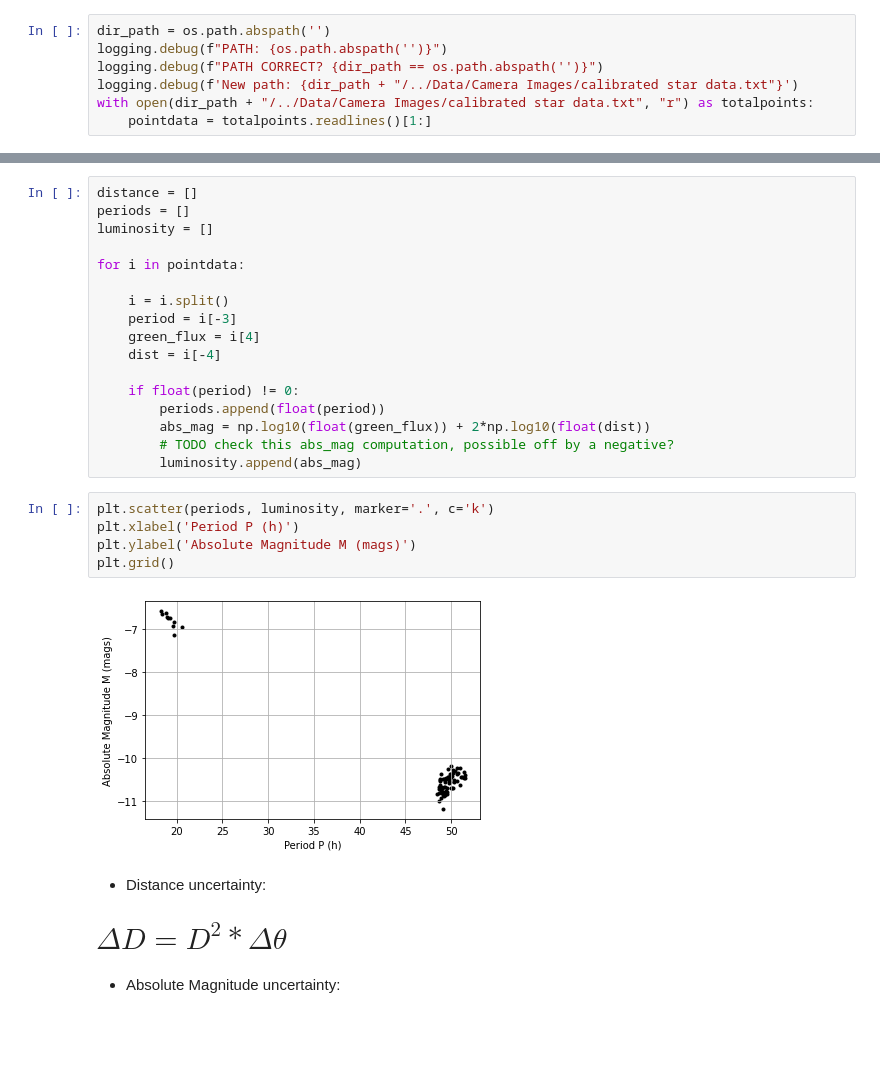
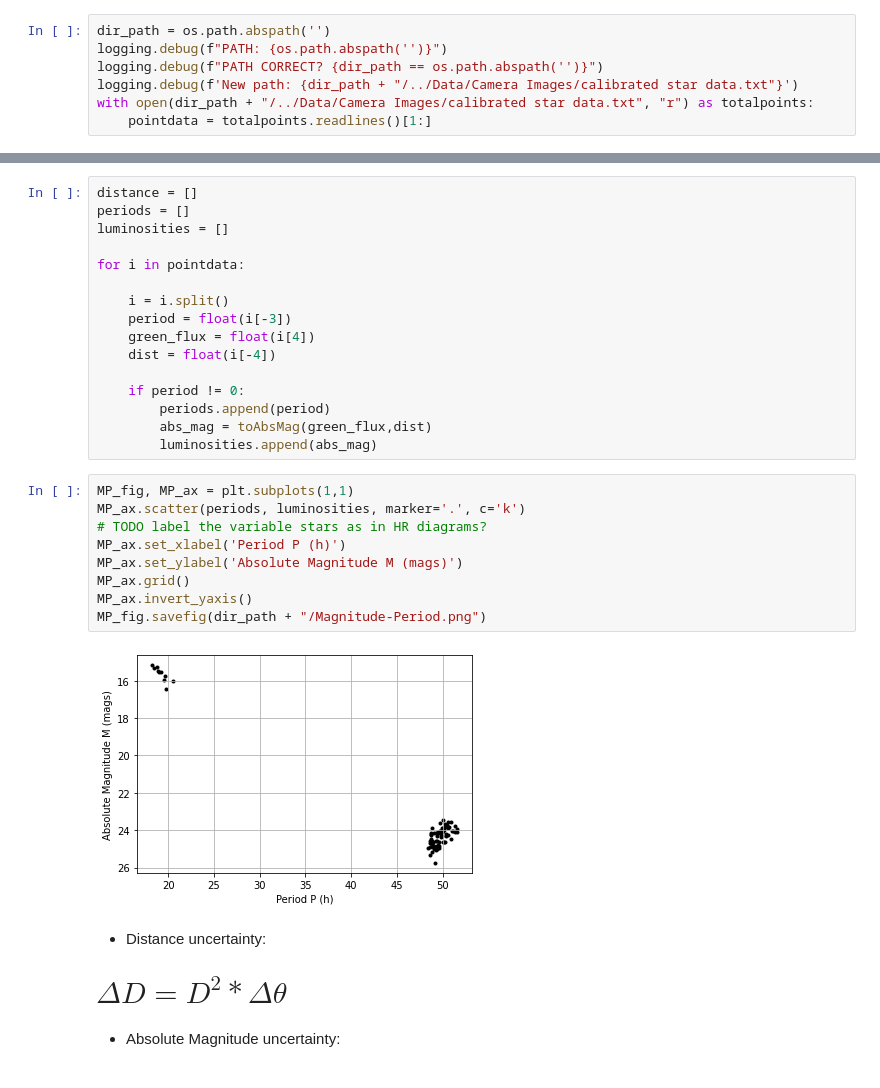
Before and after one commit to LeoClarke123/Distance_Ladder, a Jupyter notebook: Period_Lum/period_lum_analysis.ipynb, the cells around one changed output, grey strips where cells are left out. Cells and saved outputs as stored; diff of their text form; blank space fills up the shorter version.

Commit message:
More edits to P-L code
Save figures.
Edit to magnitude system, and flip y axes for consistency.

```diff
--- a/Period_Lum/period_lum_analysis.ipynb
+++ b/Period_Lum/period_lum_analysis.ipynb
@@ -22,27 +60,30 @@ with open(dir_path + "/../Data/Camera Images/calibrated star data.txt", "r") as
 # %%
 distance = []
 periods = []
-luminosity = []
+luminosities = []
 
 for i in pointdata:
 
     i = i.split()
-    period = i[-3]
-    green_flux = i[4]
-    dist = i[-4]
+    period = float(i[-3])
+    green_flux = float(i[4])
+    dist = float(i[-4])
 
-    if float(period) != 0:
-        periods.append(float(period))
-        abs_mag = np.log10(float(green_flux)) + 2*np.log10(float(dist))
-        # TODO check this abs_mag computation, possible off by a negative?
-        luminosity.append(abs_mag)
+    if period != 0:
+        periods.append(period)
+        abs_mag = toAbsMag(green_flux,dist)
+        luminosities.append(abs_mag)
 # %%
-plt.scatter(periods, luminosity, marker='.', c='k')
-plt.xlabel('Period P (h)')
-plt.ylabel('Absolute Magnitude M (mags)')
-plt.grid()
+MP_fig, MP_ax = plt.subplots(1,1)
+MP_ax.scatter(periods, luminosities, marker='.', c='k')
+# TODO label the variable stars as in HR diagrams?
+MP_ax.set_xlabel('Period P (h)')
+MP_ax.set_ylabel('Absolute Magnitude M (mags)')
+MP_ax.grid()
+MP_ax.invert_yaxis()
+MP_fig.savefig(dir_path + "/Magnitude-Period.png")
 # %% [output]
-[figure, old version]
+[figure, new version]
 # %% [markdown]
 - Distance uncertainty: <br />
 # $ \Delta D = D^{2}*\Delta\theta $ <br />
```
Also changed, not shown: parts of 17 cells of this notebook, 4 other files.
